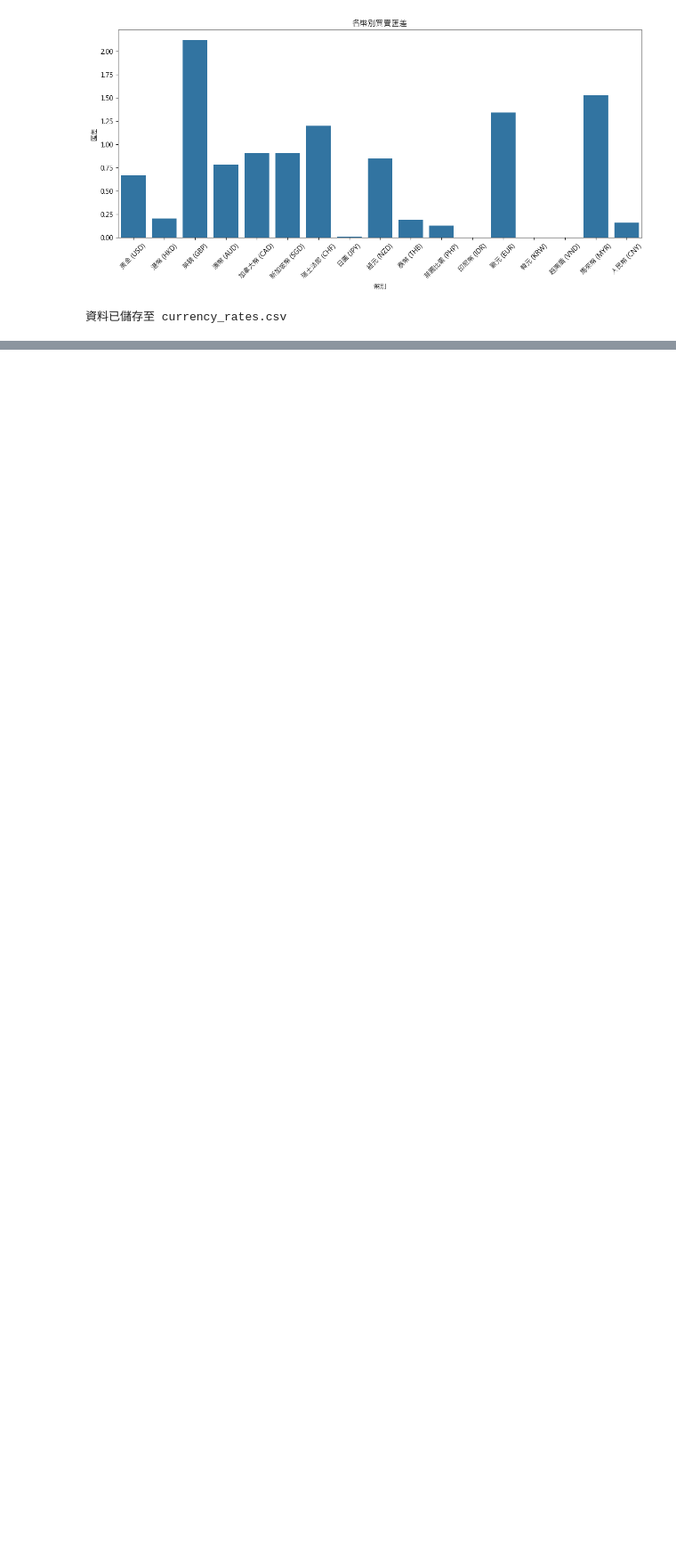
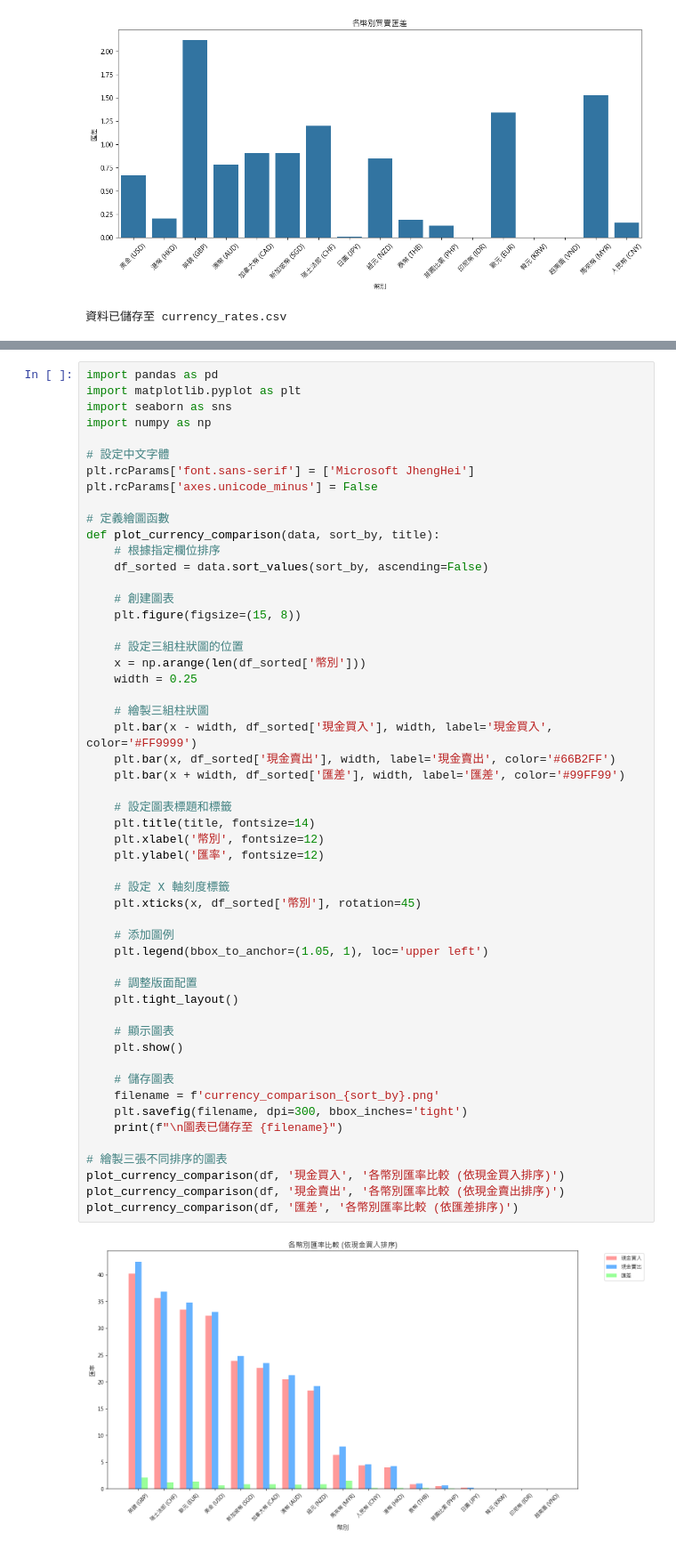
Before and after one commit to alvischen0206/python_analysis, a Jupyter notebook: lesson6_2.ipynb, the cells around one changed output, grey strips where cells are left out. Shown at 89% size. Drawn from its saved outputs; the diff is of its cells as text; blank space fills up the shorter version.

```diff
--- a/lesson6_2.ipynb
+++ b/lesson6_2.ipynb
@@ -135,0 +313,55 @@ print("\n資料已儲存至 currency_rates.csv")
+# %%
+import pandas as pd
+import matplotlib.pyplot as plt
+import seaborn as sns
+import numpy as np
+
+# 設定中文字體
+plt.rcParams['font.sans-serif'] = ['Microsoft JhengHei']
+plt.rcParams['axes.unicode_minus'] = False
+
+# 定義繪圖函數
+def plot_currency_comparison(data, sort_by, title):
+    # 根據指定欄位排序
+    df_sorted = data.sort_values(sort_by, ascending=False)
+
+    # 創建圖表
+    plt.figure(figsize=(15, 8))
+
+    # 設定三組柱狀圖的位置
+    x = np.arange(len(df_sorted['幣別']))
+    width = 0.25
+
+    # 繪製三組柱狀圖
+    plt.bar(x - width, df_sorted['現金買入'], width, label='現金買入', color='#FF9999')
+    plt.bar(x, df_sorted['現金賣出'], width, label='現金賣出', color='#66B2FF')
+    plt.bar(x + width, df_sorted['匯差'], width, label='匯差', color='#99FF99')
+
+    # 設定圖表標題和標籤
+    plt.title(title, fontsize=14)
+    plt.xlabel('幣別', fontsize=12)
+    plt.ylabel('匯率', fontsize=12)
+
+    # 設定 X 軸刻度標籤
+    plt.xticks(x, df_sorted['幣別'], rotation=45)
+
+    # 添加圖例
+    plt.legend(bbox_to_anchor=(1.05, 1), loc='upper left')
+
+    # 調整版面配置
+    plt.tight_layout()
+
+    # 顯示圖表
+    plt.show()
+
+    # 儲存圖表
+    filename = f'currency_comparison_{sort_by}.png'
+    plt.savefig(filename, dpi=300, bbox_inches='tight')
+    print(f"\n圖表已儲存至 {filename}")
+
+# 繪製三張不同排序的圖表
+plot_currency_comparison(df, '現金買入', '各幣別匯率比較 (依現金買入排序)')
+plot_currency_comparison(df, '現金賣出', '各幣別匯率比較 (依現金賣出排序)')
+plot_currency_comparison(df, '匯差', '各幣別匯率比較 (依匯差排序)')
+# %% [output]
+[figure, added]
```
Also changed, not shown: parts of 4 cells of this notebook, 8 other files.
